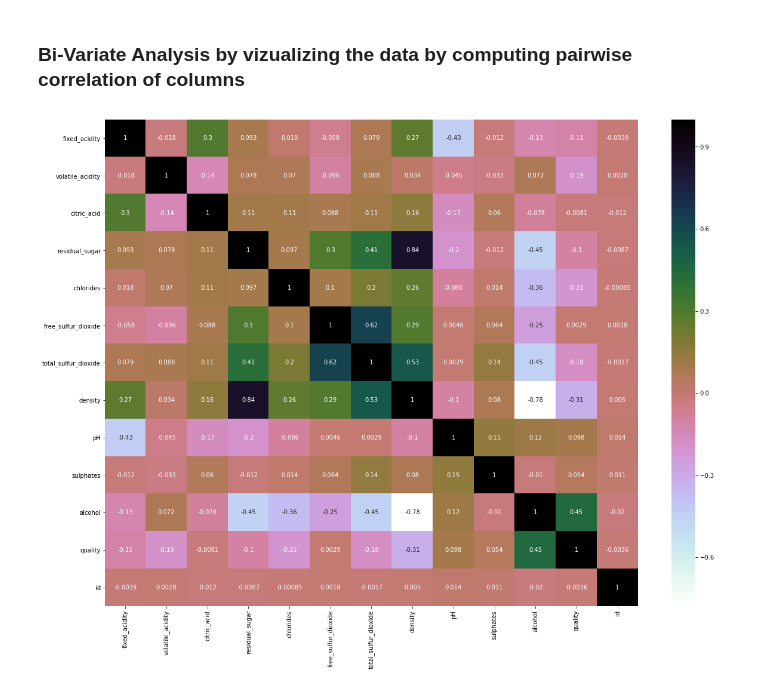
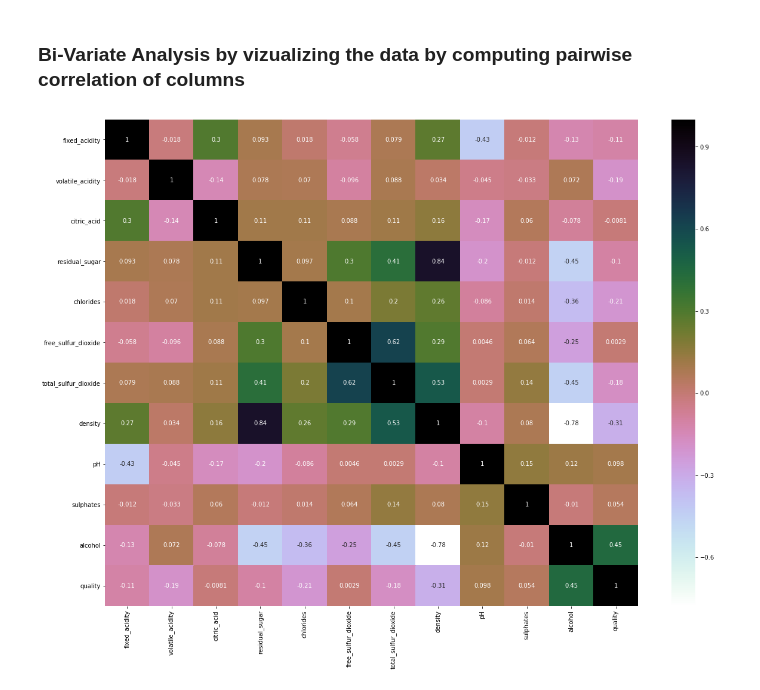
Before and after one commit to jbanerje/Data-Science-and-Machine-Learning, a Jupyter notebook: IPythonNotebook_Learning Projects/UCI Wine Quality Assessment.ipynb, the cells around one changed output. Cells and saved outputs as stored; diff of their text form; code cells hidden in the pictures.

Commit message:
Data Science and Machine Learning Update 08.03.2018

```diff
--- a/IPythonNotebook_Learning Projects/UCI Wine Quality Assessment.ipynb
+++ b/IPythonNotebook_Learning Projects/UCI Wine Quality Assessment.ipynb
@@ -97,7 +96,8 @@ data_train.head() # Fetching top 5 rows
 | 3 | 6.6 | 0.39 | 0.22 | 4.0 | 0.038 | 17.0 | ... |
 | 4 | 6.8 | 0.32 | 0.34 | 6.0 | 0.050 | 5.0 | ... |
 # %%
-data_train.drop(axis=0, columns='id').head() # Dropped the "id" column (unique ID for each sample)
+data_train = data_train.drop(axis=0, columns='id') # Dropped the "id" column (unique ID for each sample)
+data_train.head()
 # %% [output]
 |  | fixed_acidity | volatile_acidity | citric_acid | residual_sugar | chlorides | free_sulfur_dioxide | ... |
 | 0 | 6.7 | 0.15 | 0.38 | 1.7 | 0.037 | 20.0 | ... |
@@ -186,8 +204,8 @@ plt.show()
 # %% [markdown]
 ### Bi-Variate Analysis by vizualizing the data by computing pairwise correlation of columns
 # %%
-plt.figure(figsize=(20,15))
+plt.figure(figsize=(15,10))
 sns.heatmap(data_train.corr(),annot=True,cmap='cubehelix_r') #draws  heatmap with input as the correlation matrix calculted by(iris.corr())
 plt.show()
 # %% [output]
-[figure, old version]
+[figure, new version]
```
Also changed, not shown: parts of 18 cells of this notebook, 1 other file.
